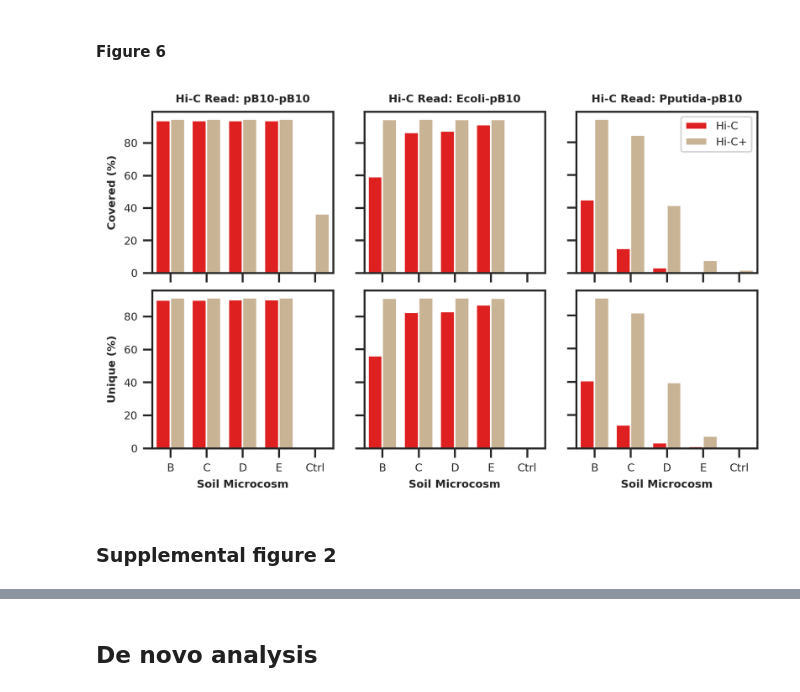
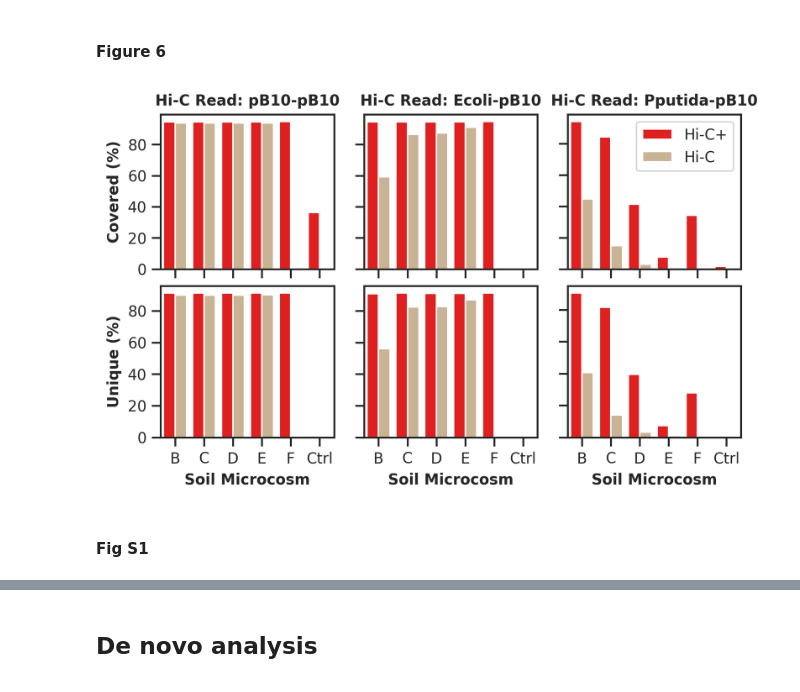
Before and after one commit to scastanedabarba/hic_targetcapture, a Jupyter notebook: data_visualization.ipynb, the cells around one changed output, grey strips where cells are left out. Saved outputs shown, nothing was run; the diff lists cells and outputs as text; code cells hidden in the pictures.

```diff
--- a/data_visualization.ipynb
+++ b/data_visualization.ipynb
@@ -318,7 +264,7 @@ plt.savefig('/mnt/ceph/cast9836/00_projects/hic_targetcapture/06_output/figures/
 os.chdir('/mnt/ceph/cast9836/00_projects/hic_targetcapture/06_output/enrichment_comparison/')
 
 #import control first and create column with combined coverage from all read types
-ctrl = pd.read_csv('ctrl1+_plasmid_coverage.csv')
+ctrl = pd.read_csv('Ctrl+_plasmid_coverage.csv')
 ctrl['sum'] = ctrl[['pb10_pb10', 'pb10_ecoli', 'pb10_pputida']].sum(axis=1)
 ctrl_detected = ctrl['sum'].to_list()
 
@@ -335,7 +281,7 @@ def unique_positions(ctrl, pb10):
     return(unique)
 
 files = glob.glob('*plasmid_coverage.csv')
-files = sorted(files)[:-1]
+files = sorted(files)[1:]
 
 plot_cov = pd.DataFrame()
 
@@ -366,21 +312,20 @@ for file in files:
                                  'unique_bases':unique_bases,
                                  'percent_unique':percent_unique,
                                  'read':['pB10-pB10', 'Ecoli-pB10', 'Pputida-pB10']})
-    indexes = {'B':'A', 'C':'B', 'D':'C', 'E':'D', 'F':'E', 'G':'F', 'ctrl1':'Ctrl'}
     if name[-1] == '+':
         df['type'] = 'Hi-C+'
-        df['Index'] = indexes[name[:-1]]
+        df['Index'] = name[:-1]
     else:
         df['type'] = 'Hi-C'
-        df['Index'] = indexes[name]
+        df['Index'] = name
 
     plot_cov = pd.concat([plot_cov, df])
 # %%
 fig6 = plt.figure(figsize=(7, 4), dpi=300)
 gs = fig6.add_gridspec(100, 100)
 
-rc = {'font.size': 7.0, 'axes.labelsize': 7.0, 'axes.titlesize': 7.0, 'xtick.labelsize': 7.0,
-      'ytick.labelsize': 7.0, 'legend.fontsize': 7.0, 'legend.title_fontsize': 7.0, "font.family": "Helvetica"}
+rc = {'font.size': 10.0, 'axes.labelsize': 10.0, 'axes.titlesize': 10.0, 'xtick.labelsize': 10.0,
+      'ytick.labelsize': 10.0, 'legend.fontsize': 10.0, 'legend.title_fontsize': 10.0, "font.family": "Helvetica"}
 sns.set(style='ticks', rc=rc)
 
 ax1 = fig6.add_subplot(gs[:48,0:30])
@@ -391,61 +336,61 @@ ax5 = fig6.add_subplot(gs[53:,35:65])
 ax6 = fig6.add_subplot(gs[53:,70:])
 
 sns.barplot(data=plot_cov[plot_cov['read']=='pB10-pB10'], x='Index', y='percent_covered',
-            hue='type', order=['B','C','D','E', 'Ctrl'], palette={'Hi-C':'red', 'Hi-C+':'tan'}, ax=ax1)
-ax1.set_ylabel('Covered (%)', fontsize=7, fontweight='bold')
+            hue='type', order=['B','C','D','E', 'F', 'Ctrl'], palette={'Hi-C+':'red', 'Hi-C':'tan'}, ax=ax1)
+ax1.set_ylabel('Covered (%)', fontsize=10, fontweight='bold')
 ax1.set(xlabel=None)
-ax1.tick_params(axis='both', which='major', labelsize=7)
-ax1.set_title('Hi-C Read: pB10-pB10', fontsize=7, fontweight='bold')
+ax1.tick_params(axis='both', which='major', labelsize=10)
+ax1.set_title('Hi-C Read: pB10-pB10', fontsize=10, fontweight='bold')
 ax1.legend('',frameon=False)
 ax1.xaxis.set_ticklabels([])
 
 sns.barplot(data=plot_cov[plot_cov['read']=='Ecoli-pB10'], x='Index', y='percent_covered',
-            hue='type', order=['B','C','D','E', 'Ctrl'], palette={'Hi-C':'red', 'Hi-C+':'tan'}, ax=ax2)
+            hue='type', order=['B','C','D','E', 'F', 'Ctrl'], palette={'Hi-C+':'red', 'Hi-C':'tan'}, ax=ax2)
 ax2.set(xlabel=None, ylabel=None)
-ax2.set_title('Hi-C Read: Ecoli-pB10', fontsize=7, fontweight='bold')
+ax2.set_title('Hi-C Read: Ecoli-pB10', fontsize=10, fontweight='bold')
 ax2.tick_params(axis='y', label1On=False)
 ax2.yaxis.set_ticklabels([])
 ax2.xaxis.set_ticklabels([])
 ax2.legend('',frameon=False)
 
 sns.barplot(data=plot_cov[plot_cov['read']=='Pputida-pB10'], x='Index', y='percent_covered',
-            hue='type', order=['B','C','D','E', 'Ctrl'], palette={'Hi-C':'red', 'Hi-C+':'tan'}, ax=ax3)
+            hue='type', order=['B','C','D','E', 'F', 'Ctrl'], palette={'Hi-C+':'red', 'Hi-C':'tan'}, ax=ax3)
 ax3.set(xlabel=None, ylabel=None)
-ax3.set_title('Hi-C Read: Pputida-pB10', fontsize=7, fontweight='bold')
+ax3.set_title('Hi-C Read: Pputida-pB10', fontsize=10, fontweight='bold')
 ax3.tick_params(axis='y', label1On=False)
 ax3.yaxis.set_ticklabels([])
 ax3.xaxis.set_ticklabels([])
 ax3.legend('',frameon=False)
 ax3.legend(loc='upper right')
 
 sns.barplot(data=plot_cov[plot_cov['read']=='pB10-pB10'], x='Index', y='percent_unique',
-            hue='type', order=['B','C','D','E', 'Ctrl'], palette={'Hi-C':'red', 'Hi-C+':'tan'}, ax=ax4)
-ax4.set_ylabel('Unique (%)', fontsize=7, fontweight='bold')
-ax4.tick_params(axis='both', which='major', labelsize=7)
+            hue='type', order=['B','C','D','E', 'F', 'Ctrl'], palette={'Hi-C+':'red', 'Hi-C':'tan'}, ax=ax4)
+ax4.set_ylabel('Unique (%)', fontsize=10, fontweight='bold')
+ax4.tick_params(axis='both', which='major', labelsize=10)
 ax4.legend('',frameon=False)
-ax4.set_xlabel('Soil Microcosm', fontsize=7, fontweight='bold')
+ax4.set_xlabel('Soil Microcosm', fontsize=10, fontweight='bold')
 
 sns.barplot(data=plot_cov[plot_cov['read']=='Ecoli-pB10'], x='Index', y='percent_unique',
-            hue='type', order=['B','C','D','E', 'Ctrl'], palette={'Hi-C':'red', 'Hi-C+':'tan'}, ax=ax5)
+            hue='type', order=['B','C','D','E', 'F', 'Ctrl'], palette={'Hi-C+':'red', 'Hi-C':'tan'}, ax=ax5)
 ax5.set(ylabel=None)
 ax5.tick_params(axis='y', label1On=False)
 ax5.yaxis.set_ticklabels([])
 ax5.legend('',frameon=False)
-ax5.set_xlabel('Soil Microcosm', fontsize=7, fontweight='bold')
+ax5.set_xlabel('Soil Microcosm', fontsize=10, fontweight='bold')
 
 sns.barplot(data=plot_cov[plot_cov['read']=='Pputida-pB10'], x='Index', y='percent_unique',
-            hue='type', order=['B','C','D','E', 'Ctrl'], palette={'Hi-C':'red', 'Hi-C+':'tan'}, ax=ax6)
+            hue='type', order=['B','C','D','E', 'F', 'Ctrl'], palette={'Hi-C+':'red', 'Hi-C':'tan'}, ax=ax6)
 ax6.set(ylabel=None)
 ax6.tick_params(axis='y', label1On=False)
 ax6.yaxis.set_ticklabels([])
 ax6.legend('',frameon=False)
-ax6.set_xlabel('Soil Microcosm', fontsize=7, fontweight='bold')
+ax6.set_xlabel('Soil Microcosm', fontsize=10, fontweight='bold')
 
 plt.savefig('/mnt/ceph/cast9836/00_projects/hic_targetcapture/06_output/figures/fig6.pdf', bbox_inches='tight', dpi=300)
 # %% [output]
-[figure, old version]
+[figure, new version]
-# %% [markdown]
-### Supplemental figure 2
+# %% [markdown]
+#### Fig S1
 # %%
 os.chdir('/mnt/ceph/cast9836/00_projects/hic_targetcapture/06_output/enrichment_comparison/')
 suppfig2 = plt.figure(figsize=(7, 8), dpi=300)
```
Also changed, not shown: parts of 17 cells of this notebook.
